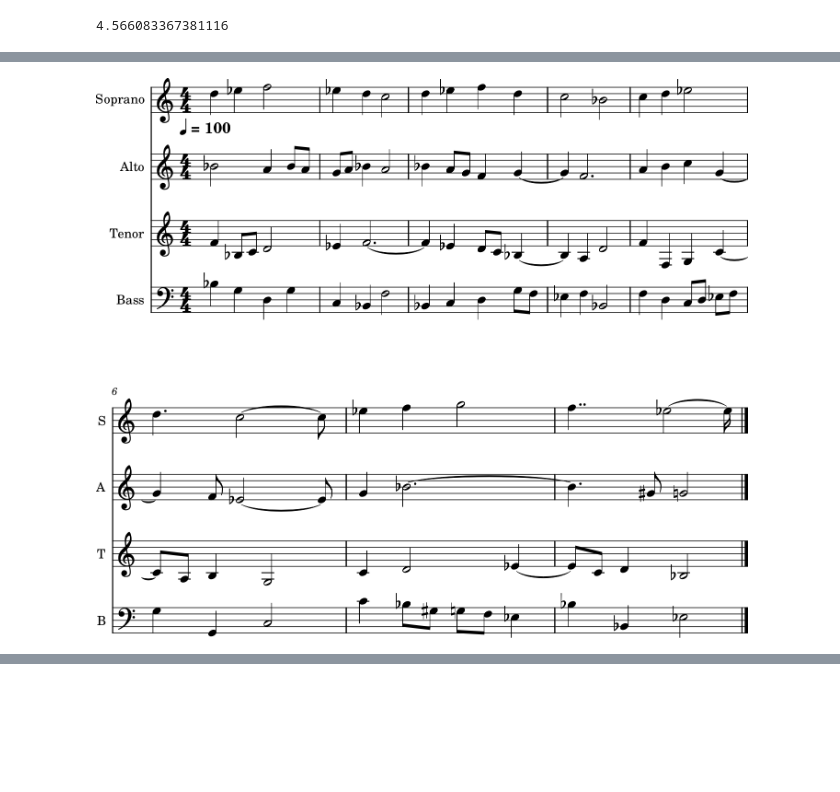
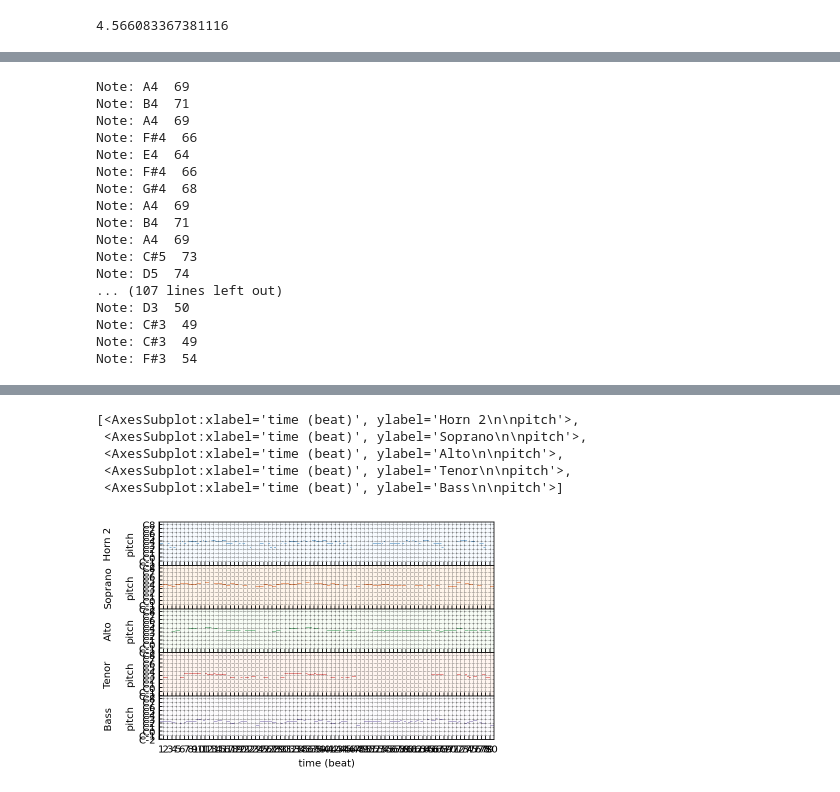
Before and after one commit to lwgmiller/HonoursProject-reharmonisationGAN, a Jupyter notebook: EvaluationModel.ipynb, the cells around one changed output, grey strips where cells are left out. Cells and saved outputs as stored; diff of their text form; code cells hidden in the pictures; blank space fills up the shorter version.

```diff
--- a/EvaluationModel.ipynb
+++ b/EvaluationModel.ipynb
@@ -551,18 +761,48 @@ partStream = b.parts.stream()
 
 count = 0
 
-for n in b.recurse().notes:
+for n in partStream.recurse().notes:
     #print("Note: %s%d %0.1f" % (n.pitch.name, n.pitch.octave, n.duration.quarterLength))
 
         #notes.append(n)
     count = count+1
-    #print("Note: %s%s  %s " % (n.pitch.name, n.pitch.octave, n.pitch.midi))
+    print("Note: %s%s  %s " % (n.pitch.name, n.pitch.octave, n.pitch.midi))
 #print(count)
-#rint(partStream)
+#print(partStream)
 
-b.show()
+#f = note.Note("F5")
+
+#f.show('midi')
+
+def playmidi(filename):
+    mf = music21.midi.MidiFile()
+    mf.open(filename)
+    mf.read()
+    mf.close()
+    s = music21.midi.translate.midiFileToStream(mf)
+    s.show('midi')
+
+#playmidi(r"C:\Users\lwgmi\Documents\GitHub\HonoursProject-reharmonisationGAN\midiDataset\test1.mid")
+
+#b.show()
 # %% [output]
-[figure, removed]
+Note: A4  69
+Note: B4  71
+Note: A4  69
+Note: F#4  66
+Note: E4  64
+Note: F#4  66
+Note: G#4  68
+Note: A4  69
+Note: B4  71
+Note: A4  69
+Note: C#5  73
+Note: D5  74
+... (107 lines left out)
+Note: D3  50
+Note: C#3  49
+Note: C#3  49
+Note: F#3  54
 # %%
 paths = corpus.getComposer('bach')
 
@@ -575,3 +815,6 @@ trk = t.write('midi', fp=r'C:\Users\lwgmi\Documents\GitHub\HonoursProject-reharm
 trkk = pypianoroll.read(r'C:\Users\lwgmi\Documents\GitHub\HonoursProject-reharmonisationGAN\midiDataset\midi.mid')
 
 print(trkk)
+
+trkk.plot()
+# %% [output]
@@ -577,0 +823,6 @@ print(trkk)
+[<AxesSubplot:xlabel='time (beat)', ylabel='Horn 2\n\npitch'>,
+ <AxesSubplot:xlabel='time (beat)', ylabel='Soprano\n\npitch'>,
+ <AxesSubplot:xlabel='time (beat)', ylabel='Alto\n\npitch'>,
+ <AxesSubplot:xlabel='time (beat)', ylabel='Tenor\n\npitch'>,
+ <AxesSubplot:xlabel='time (beat)', ylabel='Bass\n\npitch'>]
+[figure, added]
```
Also changed, not shown: parts of 9 cells of this notebook, 5 other files.
